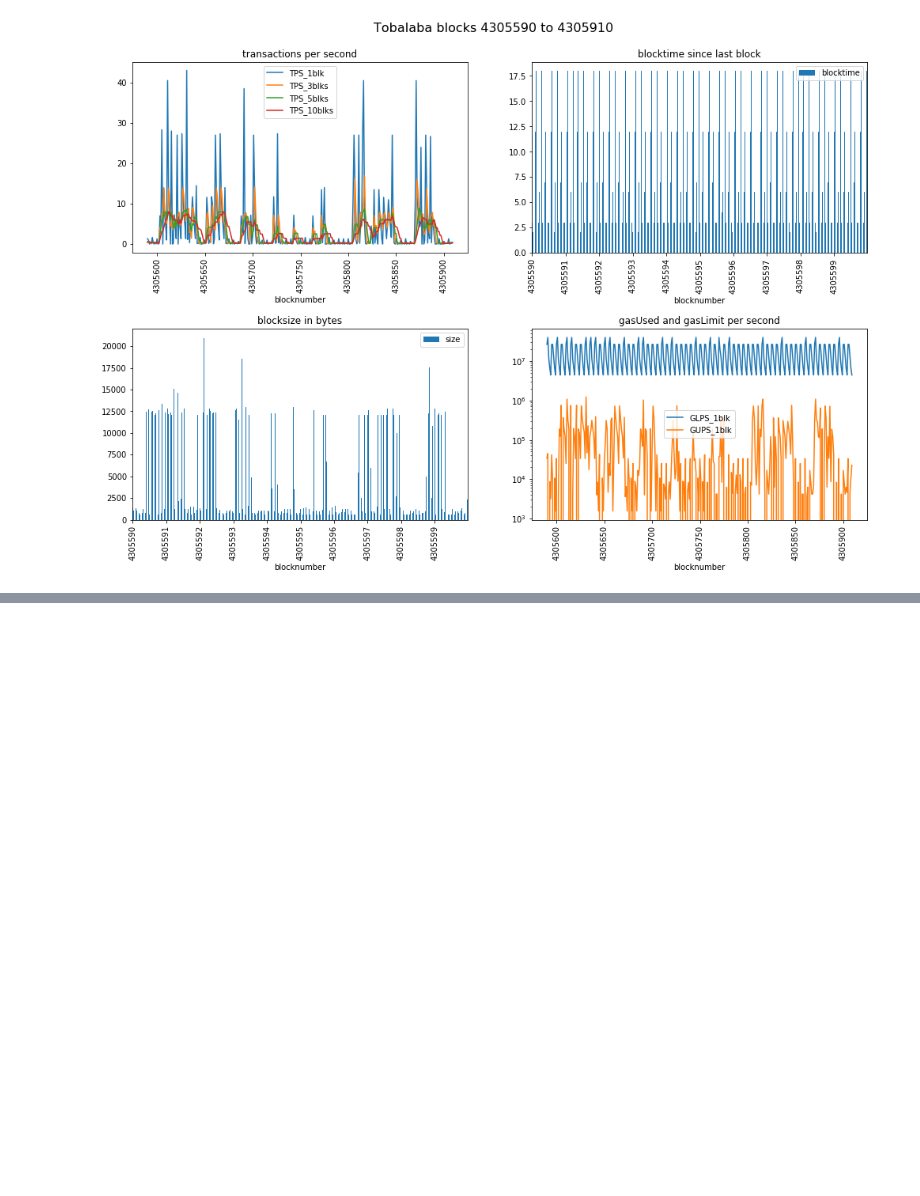
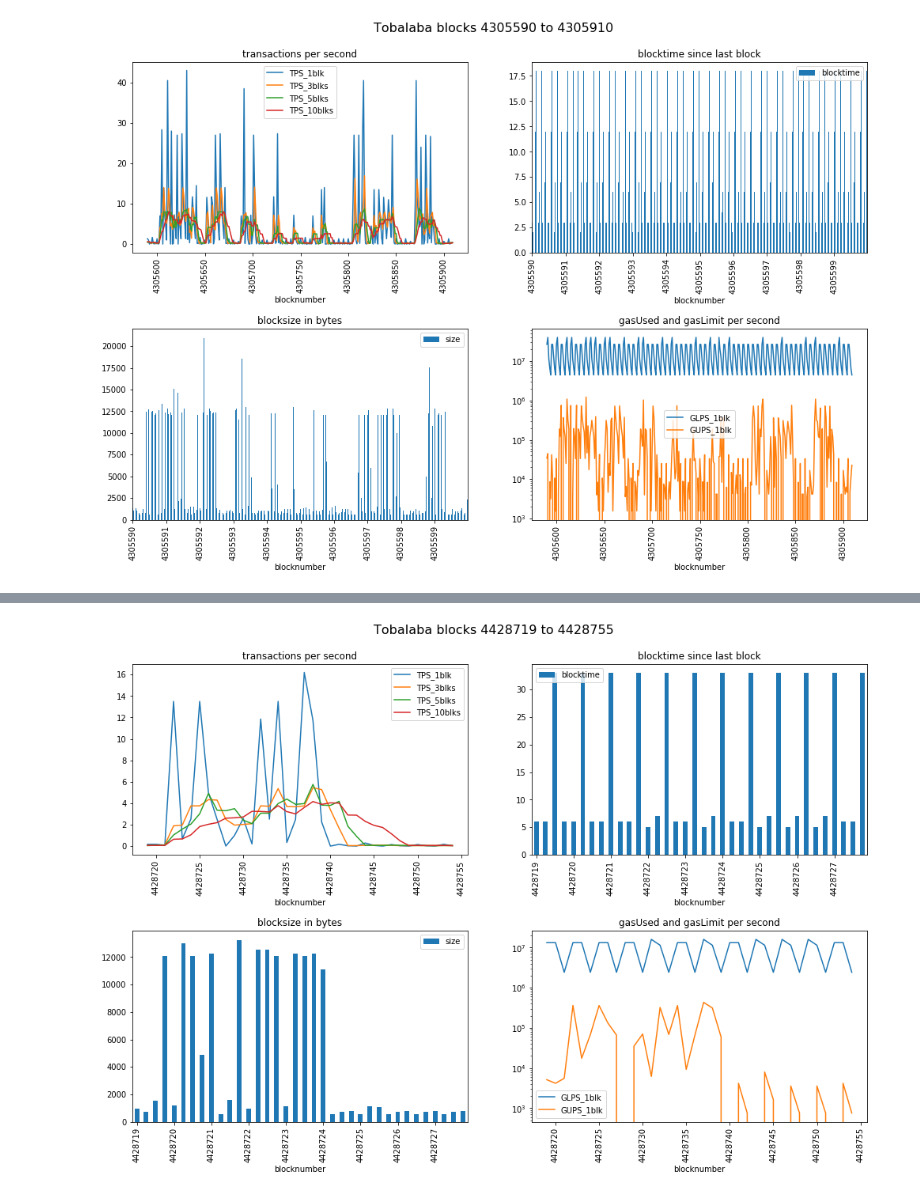
Before and after one commit to drandreaskrueger/chainhammer, a Jupyter notebook: chainreader/blocksDB_analyze.ipynb, the cells around one changed output, grey strips where cells are left out. Saved outputs shown, nothing was run; the diff lists cells and outputs as text; code cells hidden in the pictures; blank space fills up the shorter version.

Commit message:
Tobalaba benchmarking 1000 transactions --> 5 TPS

```diff
--- a/chainreader/blocksDB_analyze.ipynb
+++ b/chainreader/blocksDB_analyze.ipynb
@@ -363,0 +423,4 @@ diagrams(df, 4305590, 4305910, "Tobalaba")
+# %%
+diagrams(df, 4428719, 4428755, "Tobalaba")
+# %% [output]
+[figure, added]
```
Also changed, not shown: parts of 27 cells of this notebook, 5 other files.
